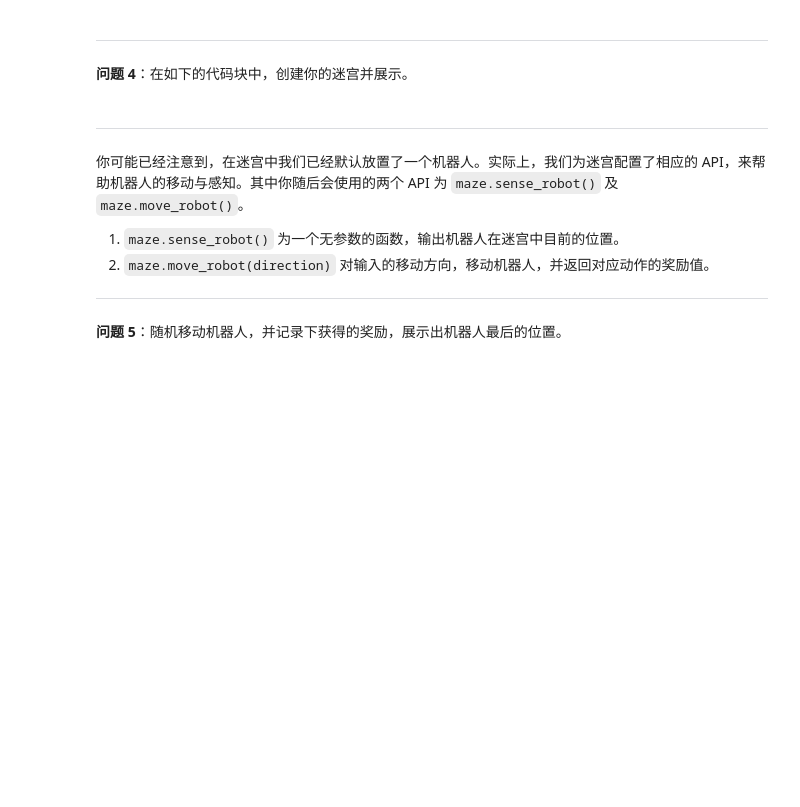
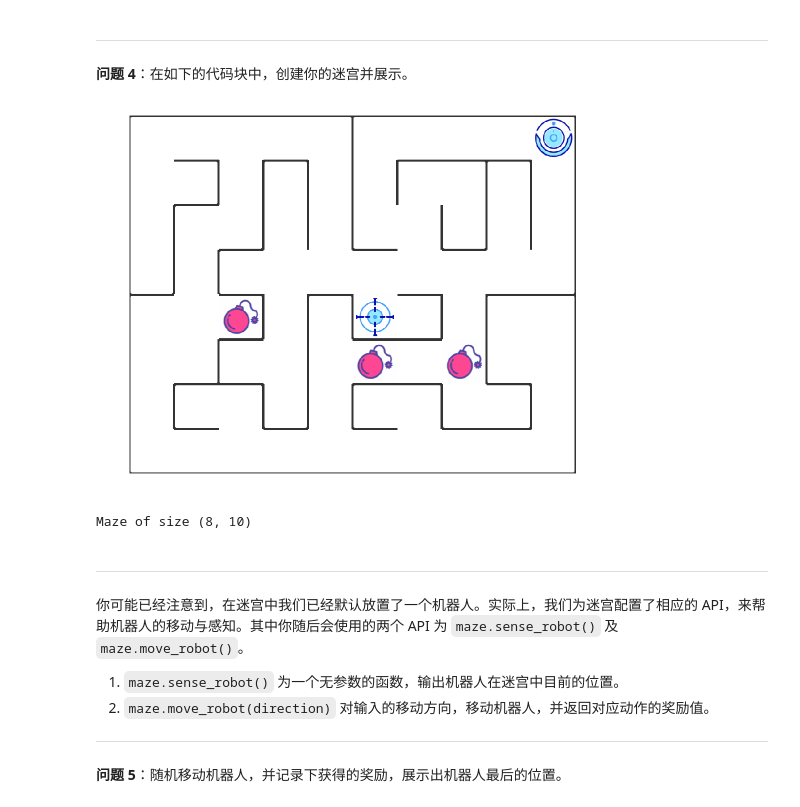
Before and after one commit to NARUTONBM/Uda-machine-learning, a Jupyter notebook: Reinforcement_learning/Maze/robot_maze.ipynb, the cells around one changed output. Saved outputs shown, nothing was run; the diff lists cells and outputs as text; code cells hidden in the pictures; blank space fills up the shorter version.

Commit message:
update mini-project 'Maze' to 'Q6' & add readme and images files

```diff
--- a/Reinforcement_learning/Maze/robot_maze.ipynb
+++ b/Reinforcement_learning/Maze/robot_maze.ipynb
@@ -151,9 +156,14 @@ def choose_action(epsilon):
 # %%
 from Maze import Maze
 %matplotlib inline
 %config InlineBackend.figure_format = 'retina'
 
 ## todo: 创建迷宫并展示
+m = Maze(maze_size=(8,10), trap_number=3)
+m
+# %% [output]
+[figure, added]
+Maze of size (8, 10)
 # %% [markdown]
 ---
 
```
Also changed, not shown: parts of 3 cells of this notebook, 29 other files.
